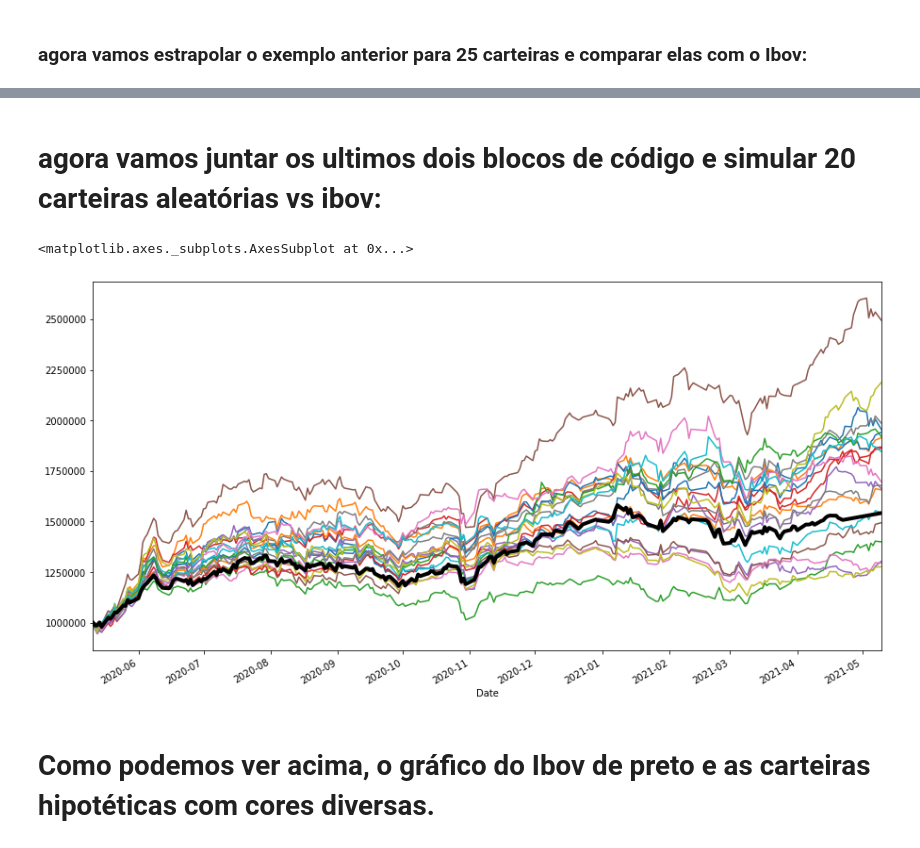
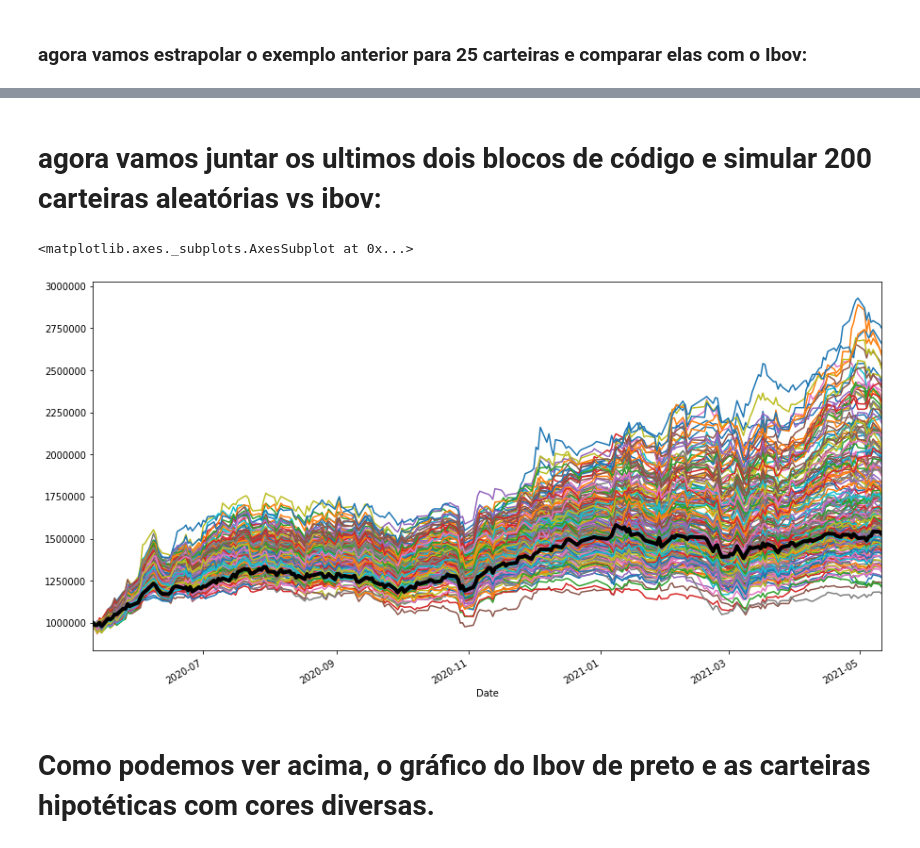
Before and after one commit to pedrojaoulack/economia, a Jupyter notebook: extracao/simulando_carteiras_de_acoes/simulando_carteira_de_acoes.ipynb, the cells around one changed output, grey strips where cells are left out. Cells and saved outputs as stored; diff of their text form; code cells hidden in the pictures.

```diff
--- a/extracao/simulando_carteiras_de_acoes/simulando_carteira_de_acoes.ipynb
+++ b/extracao/simulando_carteiras_de_acoes/simulando_carteira_de_acoes.ipynb
@@ -79,6 +80,7 @@ Date
 # fazendo a 1) parte:
 dados_yahoo.dropna(how='all', inplace=True)
 dados_yahoo.dropna(axis=1, inplace=True, thresh=246)
+dados_yahoo.drop(columns=['BPAN4.SA'], inplace=True)
 print(dados_yahoo)
 # %% [output]
             AALR3.SA   ABCB4.SA   ABEV3.SA   AGRO3.SA   ALPA4.SA   ALSO3.SA  \
@@ -205,18 +210,18 @@ ibov = ibov / ibov.iloc[0] # retorno do ibov
 # %% [markdown]
-# agora vamos juntar os ultimos dois blocos de código e simular 20 carteiras aleatórias vs ibov:
+# agora vamos juntar os ultimos dois blocos de código e simular 200 carteiras aleatórias vs ibov:
 # %%
-for x in np.arange(20):
+for x in np.arange(200):
     numero_de_acoes = 10
     carteira = random.choices(dados_yahoo.columns, k=numero_de_acoes)
 
     carteira = 100_000 * retorno_acumulado.loc[: , carteira]
     carteira['Saldo'] = carteira.sum(axis=1)
     carteira['Retorno'] = carteira['Saldo'].pct_change()
     carteira['Saldo'].plot(figsize=(15,8))
 
 (ibov*1_000_000).plot(linewidth=4, figsize=(15,8), color='black')
 # %% [output]
 <matplotlib.axes._subplots.AxesSubplot at 0x...>
-[figure, old version]
+[figure, new version]
 # %% [markdown]
 # Como podemos ver acima, o gráfico do Ibov de preto e as carteiras hipotéticas com cores diversas.
```
Also changed, not shown: parts of 10 cells of this notebook.
